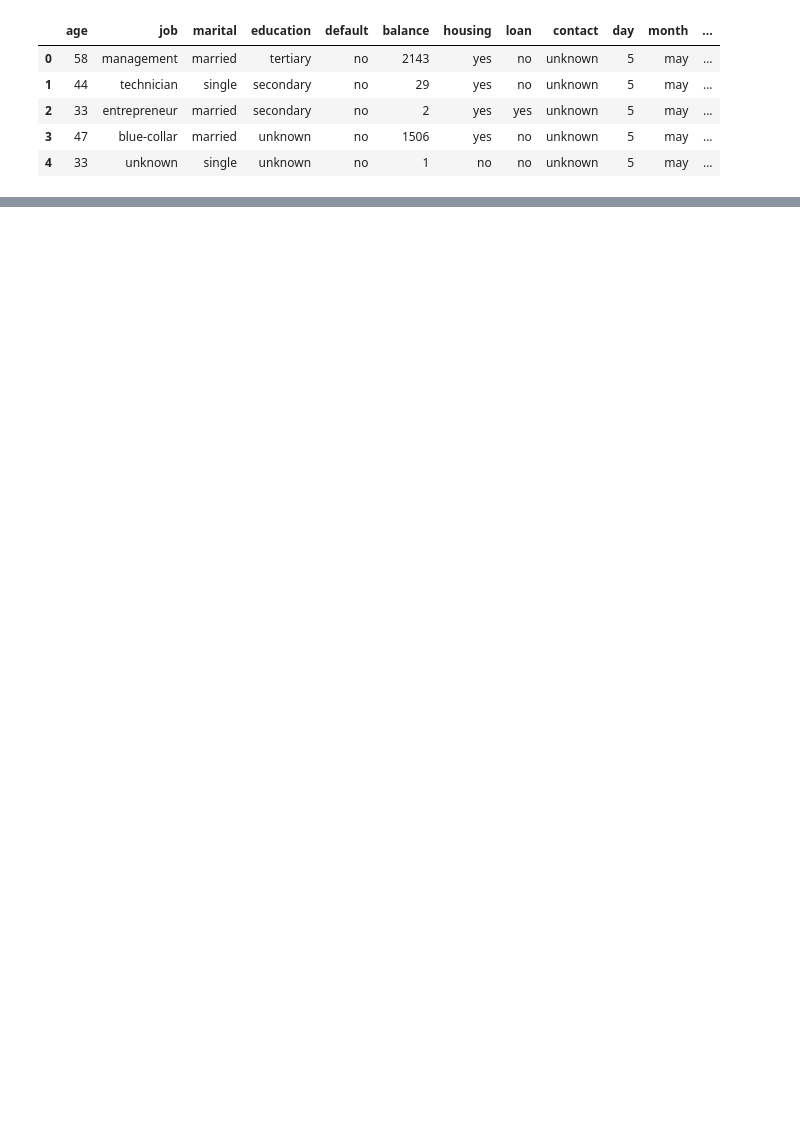
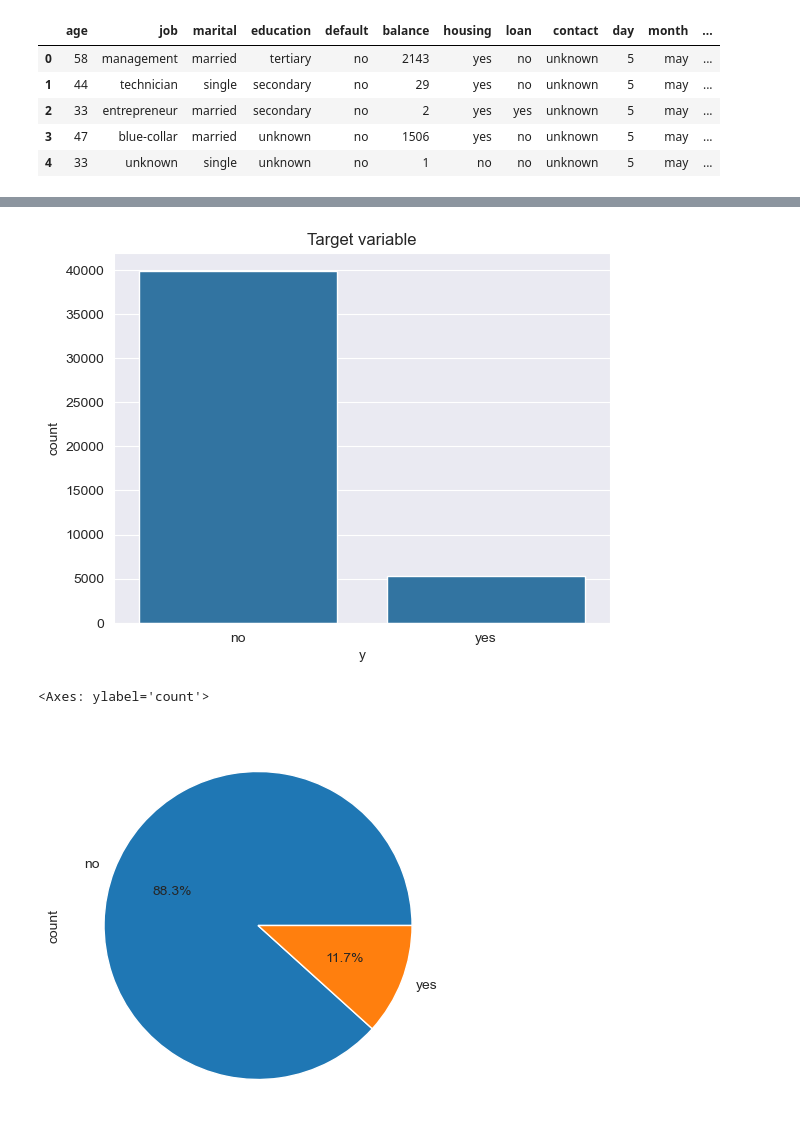
Before and after one commit to Stephan-Dabare/2330950_ML_CW, a Jupyter notebook: 01_Data_Preprocessing.ipynb, the cells around one changed output, grey strips where cells are left out. Drawn from its saved outputs; the diff is of its cells as text; code cells hidden in the pictures; blank space fills up the shorter version.

```diff
--- a/01_Data_Preprocessing.ipynb
+++ b/01_Data_Preprocessing.ipynb
@@ -41,0 +313,13 @@ memory usage: 5.9+ MB
+# %%
+# Plot the distribution of the target variable
+sns.countplot(x='y', data=data_frame)
+plt.title('Target variable')
+plt.show()
+
+# Show pie plot
+plt.figure(figsize=(5,5))
+data_frame['y'].value_counts().plot.pie(autopct='%1.1f%%')
+# %% [output]
+[figure, added]
+<Axes: ylabel='count'>
+[figure, added]
```
Also changed, not shown: parts of 75 cells of this notebook.
